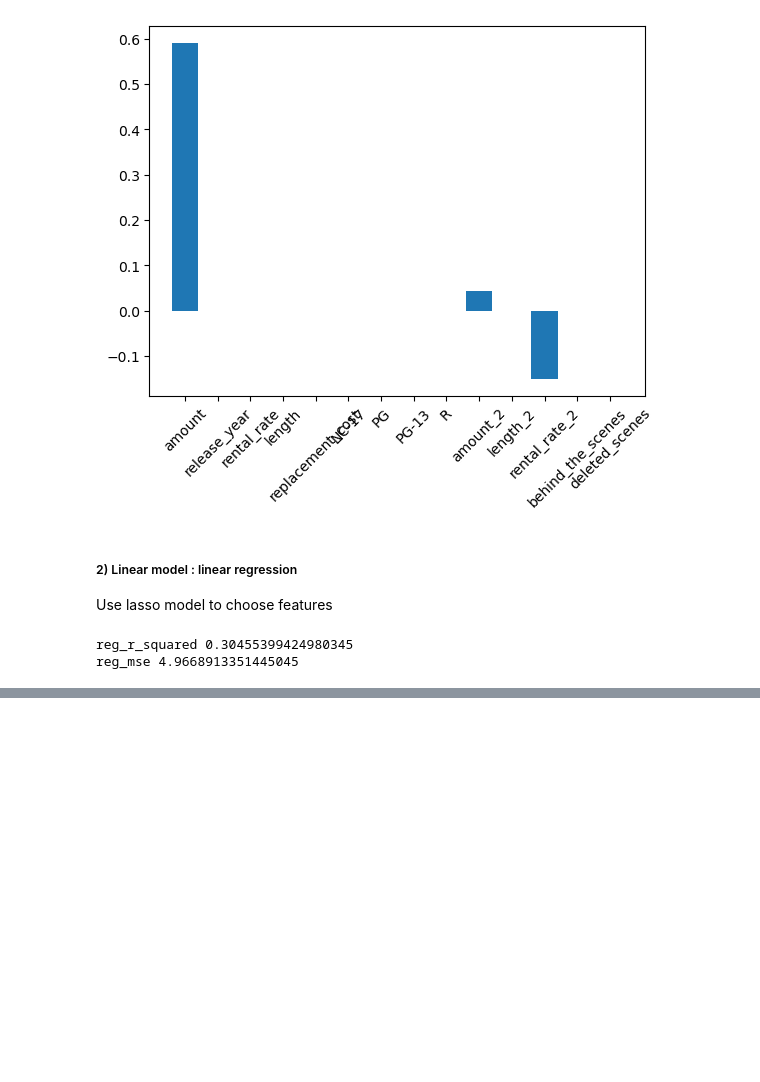
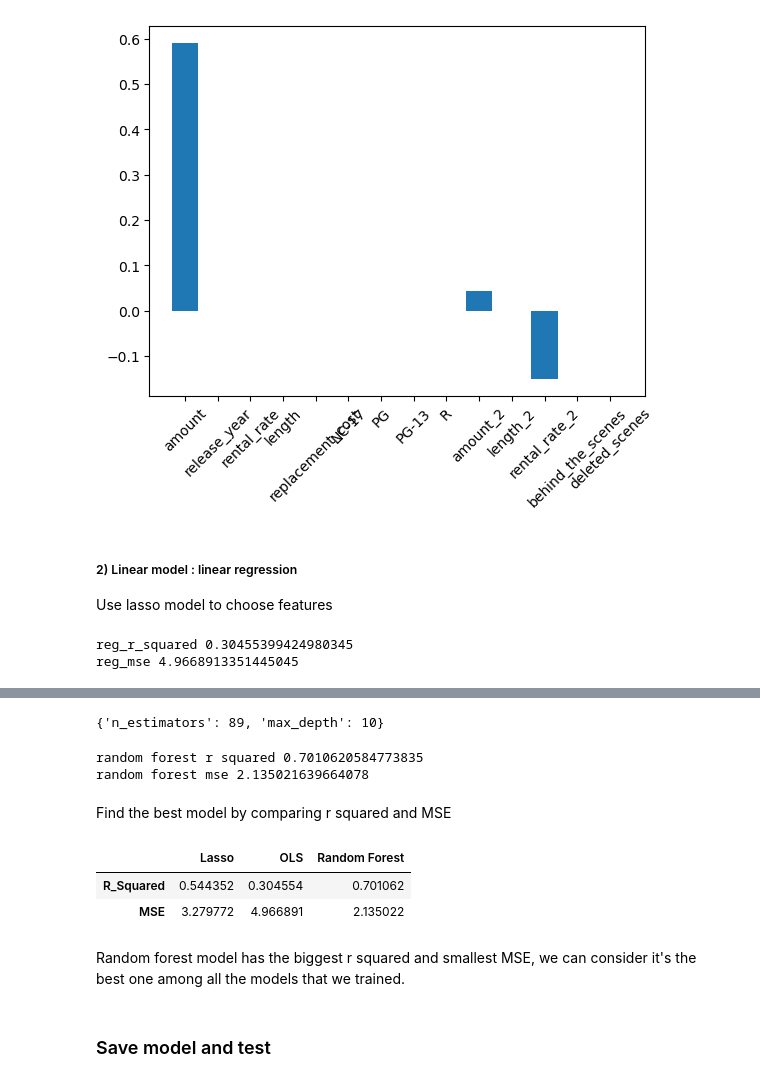
Before and after one commit to marionzhu/ml_models_deployments, a Jupyter notebook: notebooks/group4_model.ipynb, the cells around one changed output, grey strips where cells are left out. Drawn from its saved outputs; the diff is of its cells as text; code cells hidden in the pictures; blank space fills up the shorter version.

Commit message:
Random forest model

```diff
--- a/notebooks/group4_model.ipynb
+++ b/notebooks/group4_model.ipynb
@@ -309,0 +316,50 @@ reg_mse 4.9668913351445045
+# %%
+# create model
+rf = RandomForestRegressor()
+# %%
+# create Random forest hyperparameter
+param_dist = {'n_estimators': np.arange(1,101,1),
+          'max_depth':np.arange(1,11,1)}
+# %%
+# find the best hyperparameters
+search = RandomizedSearchCV(rf, param_distributions=param_dist, cv=5, random_state=123 )
+
+search.fit(X_train, y_train)
+hyper_params = search.best_params_
+hyper_params
+# %% [output]
+{'n_estimators': 89, 'max_depth': 10}
+# %%
+# fit the model and find r_squared and MSE
+rf = RandomForestRegressor(n_estimators=hyper_params["n_estimators"],
+                           max_depth=hyper_params["max_depth"],
+                           random_state=123)
+rf.fit(X_train,y_train)
+rf_pred = rf.predict(X_test)
+
+# find r squared
+rf_r_quared = r2_score(y_test, rf_pred)
+print('random forest r squared', rf_r_quared)
+
+rf_mse= mean_squared_error(y_test, rf_pred)
+print('random forest mse', rf_mse)
+# %% [output]
+random forest r squared 0.7010620584773835
+random forest mse 2.135021639664078
+# %% [markdown]
+Find the best model by comparing r squared and MSE
+# %%
+all_models = pd.DataFrame(data={'Lasso':[lasso_r_squared, lasso_mse],
+                                'OLS':[reg_r_squared, reg_mse],
+                                'Random Forest':[rf_r_quared, rf_mse]},
+                                index=['R_Squared', 'MSE']
+                            )
+all_models
+# %% [output]
+|  | Lasso | OLS | Random Forest |
+| R_Squared | 0.544352 | 0.304554 | 0.701062 |
+| MSE | 3.279772 | 4.966891 | 2.135022 |
+# %% [markdown]
+Random forest model has the biggest r squared and smallest MSE, we can consider it's the best one among all the models that we trained.
+# %% [markdown]
+### Save model and test
```
Also changed, not shown: parts of 2 cells of this notebook.
